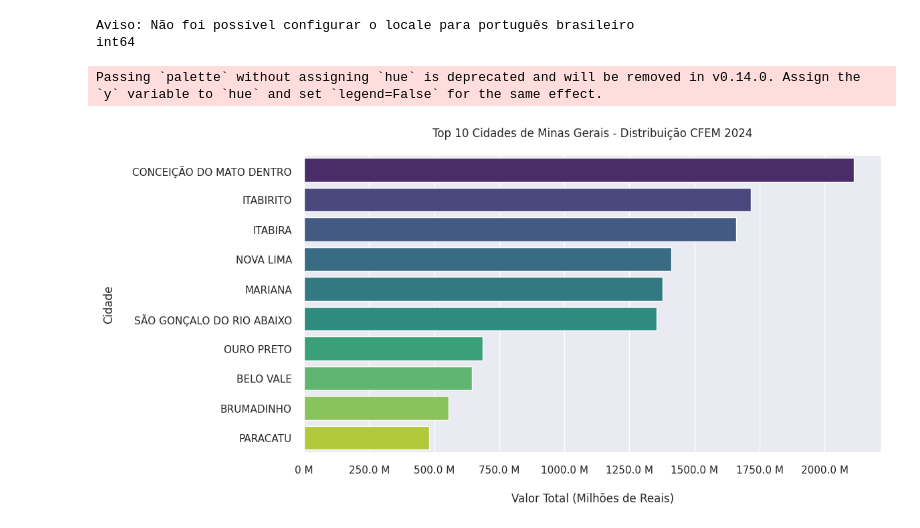
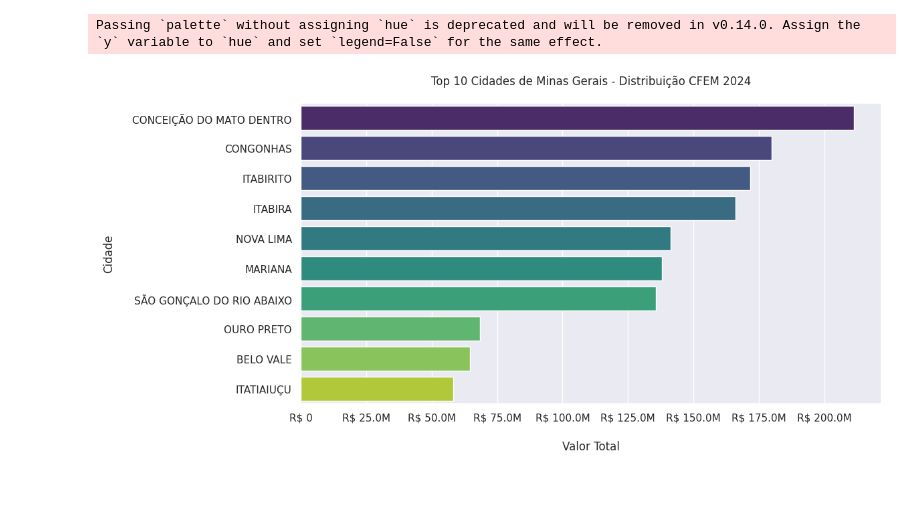
Before and after one commit to Dionizioji/Analise_CEFEM_MG_2024, a Jupyter notebook: CEFEM_Minas_Gerais.ipynb, the cells around one changed output. Saved outputs shown, nothing was run; the diff lists cells and outputs as text; code cells hidden in the pictures; blank space fills up the shorter version.

```diff
--- a/CEFEM_Minas_Gerais.ipynb
+++ b/CEFEM_Minas_Gerais.ipynb
@@ -39,57 +34,51 @@ Requirement already satisfied: packaging>=20.0 in /usr/local/lib/python3.10/dist
 # %%
-# Definir a lista de meses de acordo com as colunas do DataFrame
-meses = ['Jan', 'Fev', 'Mar', 'Abr', 'Mai', 'Jun', 'Jul', 'Ago', 'Set', 'Out', 'Nov', 'Dez']
+# Carregar o DataFrame
+df = pd.read_csv('/content/drive/MyDrive/Dataset_Cefem.csv')
 
-# Configurar locale para português do Brasil
-try:
-    locale.setlocale(locale.LC_ALL, 'pt_BR.UTF-8')
-except:
-    try:
-        locale.setlocale(locale.LC_ALL, 'Portuguese_Brazil.1252')
-    except:
-        print("Aviso: Não foi possível configurar o locale para português brasileiro")
+# Corrigindo os nomes das colunas para corresponder aos dados
+meses = ['Jan.', 'Fev.', 'Mar.', 'Abr.', 'Mai.', 'Jun.', 'Jul.', 'Ago.', 'Set.', 'Out.']
 
-# Configurações de estilo usando seaborn diretamente
+# Configurações de estilo
 sns.set()
 
-# Função para formatar valores em reais
+# Função para formatar valores em reais (em milhões)
 def format_currency_br(value):
     if pd.isna(value) or value == 0:
-        return "0 M"
-    return f"{value/10000000} M"
+        return "R$ 0"
+    if value >= 1000000:
+        return f"R$ {value/1000000:.1f}M"
+    elif value >= 1000:
+        return f"R$ {value/1000:.1f}K"
+    return f"R$ {value:.2f}"
 
 # Função para formatar valores nos eixos
 def format_axis_br(x, p):
     return format_currency_br(x)
 
-# Garantir que todos os valores na coluna 'Total.' estão como string para aplicar .str.replace
+# Tratamento da coluna Total
 df['Total.'] = df['Total.'].astype(str)
-
-# Remover possíveis caracteres não numéricos (ex.: pontos, vírgulas)
-df['Total.'] = df['Total.'].str.replace('.', '', regex=False).str.replace(',', '', regex=False)
-
-# Converter a coluna 'Total.' para numérico (milhões de reais)
+df['Total.'] = df['Total.'].str.replace('.', '', regex=False).str.replace(',', '.', regex=False)
 df['Total.'] = pd.to_numeric(df['Total.'], errors='coerce')
 
-# Verificando se a conversão foi bem-sucedida
-print(df['Total.'].dtypes)  # Deve exibir float64 ou int64
+# Tratamento das colunas mensais
+for mes in meses:
+    df[mes] = df[mes].astype(str)
+    df[mes] = df[mes].str.replace('.', '', regex=False).str.replace(',', '.', regex=False)
+    df[mes] = pd.to_numeric(df[mes], errors='coerce')
-# %% [output]
-Aviso: Não foi possível configurar o locale para português brasileiro
-int64
 # %%
 # 1. Gráfico de barras horizontal para as Top 10 cidades
 plt.figure(figsize=(12, 6))
 top_10 = df.nlargest(10, 'Total.')
 ax = sns.barplot(data=top_10, y='Cidade', x='Total.', palette='viridis')
 plt.title('Top 10 Cidades de Minas Gerais - Distribuição CFEM 2024', pad=20)
 ax.xaxis.set_major_formatter(plt.FuncFormatter(format_axis_br))
-plt.xlabel('\nValor Total (Milhões de Reais)')
+plt.xlabel('\nValor Total')
 plt.ylabel('Cidade\n')
 plt.tight_layout()
 plt.show()
 # %% [output]
 Passing `palette` without assigning `hue` is deprecated and will be removed in v0.14.0. Assign the `y` variable to `hue` and set `legend=False` for the same effect.
-[figure, old version]
+[figure, new version]
 # %%
 # 2. Gráfico de linha temporal
 plt.figure(figsize=(15, 6))
```
Also changed, not shown: parts of 5 cells of this notebook, 1 other file.
